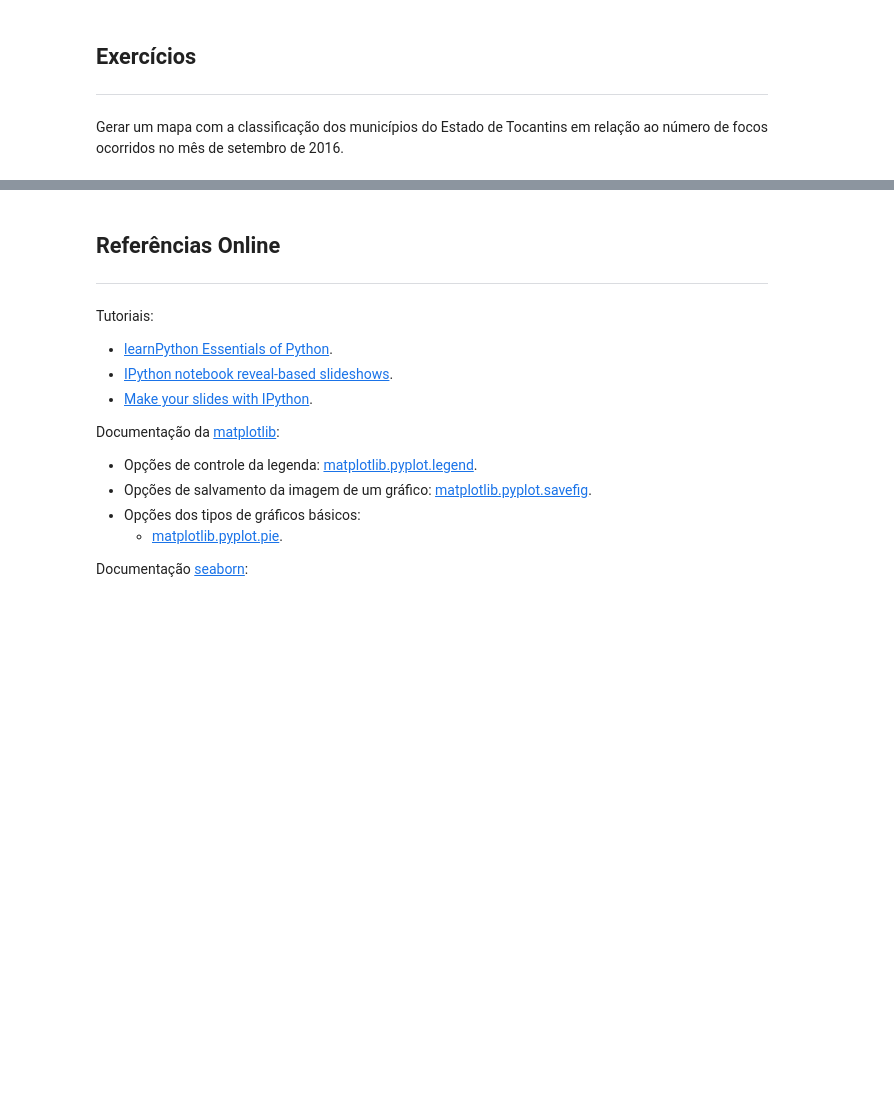
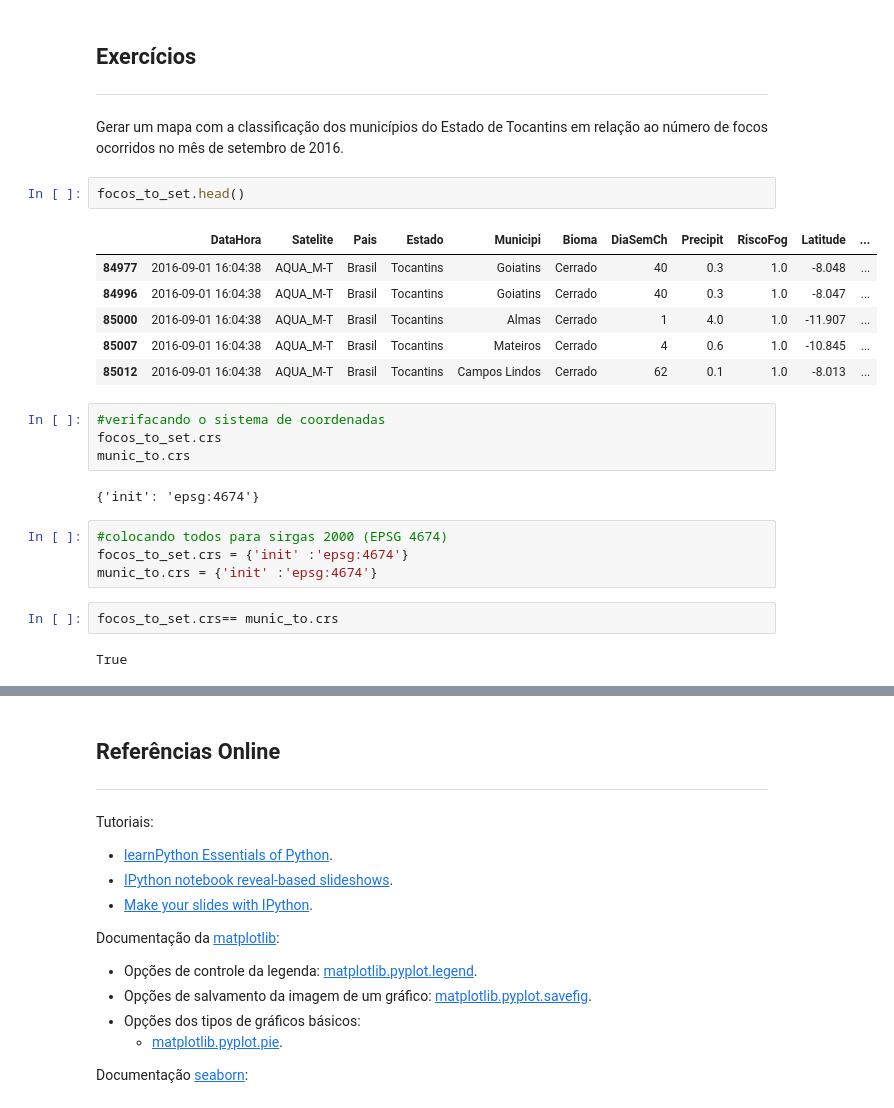
Before and after one commit to victorohden/ser411, a Jupyter notebook: analise-focos-VictorPrudente.ipynb, the cells around one changed output, grey strips where cells are left out. Cells and saved outputs as stored; diff of their text form; blank space fills up the shorter version.

```diff
--- a/analise-focos-VictorPrudente.ipynb
+++ b/analise-focos-VictorPrudente.ipynb
@@ -752,3 +756,26 @@ focos_to.plot(ax=base, marker='o', color='red', markersize=5);
 
 
 Gerar um mapa com a classificação dos municípios do Estado de Tocantins em relação ao número de focos ocorridos no mês de setembro de 2016.
+# %%
+focos_to_set.head()
+# %% [output]
+|  | DataHora | Satelite | Pais | Estado | Municipi | Bioma | DiaSemCh | Precipit | RiscoFog | Latitude | ... |
+| 84977 | 2016-09-01 16:04:38 | AQUA_M-T | Brasil | Tocantins | Goiatins | Cerrado | 40 | 0.3 | 1.0 | -8.048 | ... |
+| 84996 | 2016-09-01 16:04:38 | AQUA_M-T | Brasil | Tocantins | Goiatins | Cerrado | 40 | 0.3 | 1.0 | -8.047 | ... |
+| 85000 | 2016-09-01 16:04:38 | AQUA_M-T | Brasil | Tocantins | Almas | Cerrado | 1 | 4.0 | 1.0 | -11.907 | ... |
+| 85007 | 2016-09-01 16:04:38 | AQUA_M-T | Brasil | Tocantins | Mateiros | Cerrado | 4 | 0.6 | 1.0 | -10.845 | ... |
+| 85012 | 2016-09-01 16:04:38 | AQUA_M-T | Brasil | Tocantins | Campos Lindos | Cerrado | 62 | 0.1 | 1.0 | -8.013 | ... |
+# %%
+#verifacando o sistema de coordenadas
+focos_to_set.crs
+munic_to.crs
+# %% [output]
+{'init': 'epsg:4674'}
+# %%
+#colocando todos para sirgas 2000 (EPSG 4674)
+focos_to_set.crs = {'init' :'epsg:4674'}
+munic_to.crs = {'init' :'epsg:4674'}
+# %%
+focos_to_set.crs== munic_to.crs
+# %% [output]
+True
```
Also changed, not shown: parts of 14 cells of this notebook.
